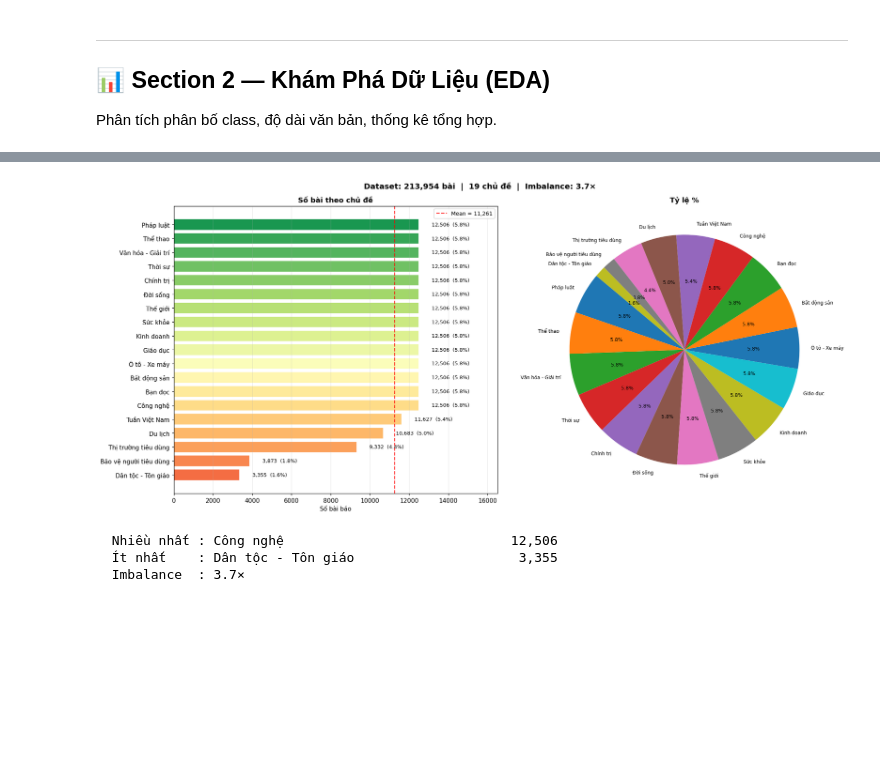
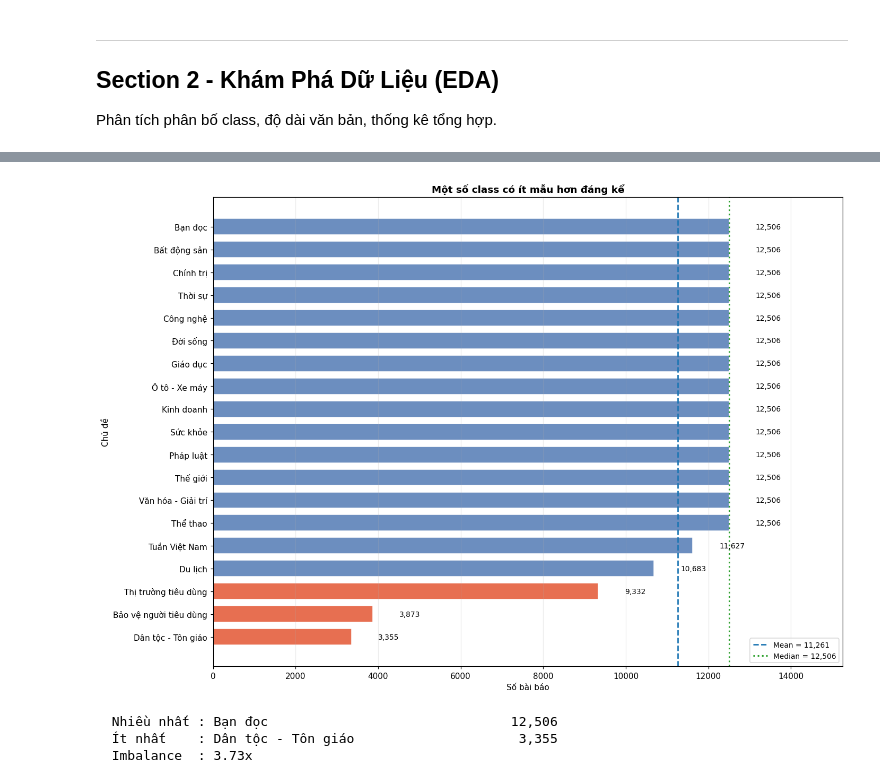
Before and after one commit to dangtai111325/VietNamNet-News-Classification, a Jupyter notebook: PhoBERT/main_PhoBERT.ipynb, the cells around one changed output, grey strips where cells are left out. Cells and saved outputs as stored; diff of their text form; code cells hidden in the pictures; blank space fills up the shorter version.

```diff
--- a/PhoBERT/main_PhoBERT.ipynb
+++ b/PhoBERT/main_PhoBERT.ipynb
@@ -130,14 +130,14 @@ PROCESSED_DATA_PATH = os.path.join(TEMP_DIR,  'processed_data.pkl')
 TRAIN_HISTORY_PATH  = os.path.join(MODEL_DIR, 'train_history.pkl')
 LABEL_CONFIG_PATH   = os.path.join(MODEL_DIR, 'label_config.json')
 
-# -- Tham số mặc định (RTX A3000 12 GB / VRAM 10-15 GB) -------------------
+# --
 # Để thay đổi: chỉnh sửa tay các biến này trước khi chạy huấn luyện.
 MODEL_NAME   = 'vinai/phobert-base-v2'
 MAX_LENGTH   = 256
 BATCH_SIZE   = 32
 GRAD_ACCUM   = 2
 EVAL_BATCH   = 64
-LR           = 1e-5
+LR           = 2e-5
 NUM_EPOCHS   = 7
 WEIGHT_DECAY = 0.01
 WARMUP_STEPS = 200
@@ -156,7 +156,7 @@ MANUAL_CLASS_BOOST = {
     'Đời sống':               1.10,
 }
 
-# -- In khuyến nghị tham số theo GPU (chỉ thông tin, không tự thay đổi) --
+# --
 _bf16_ok = (compute_cap >= 8.0)   # Ampere trở lên
 _fp16_ok = (compute_cap >= 7.0)   # Turing trở lên
 _tiers = [
@@ -164,7 +164,7 @@ _tiers = [
     (16,  'vinai/phobert-large',   32,  2,  64, _bf16_ok,  not _bf16_ok and _fp16_ok, '16-23 GB (RTX 3080Ti/4080)'),
     (10,  'vinai/phobert-base-v2', 32,  2,  64, _bf16_ok,  not _bf16_ok and _fp16_ok, '10-15 GB (RTX 3080 10GB / A3000 12GB)'),
     ( 6,  'vinai/phobert-base-v2', 16,  4,  32, False,     _fp16_ok, ' 6-9  GB (RTX 3060 / 2060)'),
-    ( 0,  'vinai/phobert-base-v2',  8,  8,  16, False,     _fp16_ok, ' < 6  GB (rất chậm — nên dùng Google Colab)'),
+    ( 0,  'vinai/phobert-base-v2',  8,  8,  16, False,     _fp16_ok, ' < 6  GB (rất chậm - nên dùng Google Colab)'),
 ]
 print()
 print(f'GPU của bạn: {gpu_name}  ({vram_gb:.1f} GB VRAM)  Compute {cc_major}.{cc_minor}')
@@ -214,12 +214,12 @@ def log(msg, level='INFO'):
 class timer:
     def __init__(self, label): self.label = label
     def __enter__(self): self.t = time.time(); return self
-    def __exit__(self, *_): log(f'{self.label} — {time.time()-self.t:.1f}s', 'OK')
+    def __exit__(self, *_): log(f'{self.label} - {time.time()-self.t:.1f}s', 'OK')
 
 def save_fig(fig, filename):
     path = os.path.join(RESULTS_DIR, filename)
     fig.savefig(path, dpi=150, bbox_inches='tight')
-    log(f'Đã lưu → {path}', 'SAVE')
+    log(f'Đã lưu -> {path}', 'SAVE')
     plt.show(); plt.close(fig)
 
 def gpu_status():
@@ -231,7 +231,7 @@ def gpu_status():
 _pq = [f for f in os.listdir(DATASET_FOLDER) if f.endswith('.parquet')] \
       if os.path.exists(DATASET_FOLDER) else []
 print()
-print(f'Config OK  |  {len(LABEL_MAP)} chủ đề  |  {len(_pq)} parquet files')
+print(f'Cấu hình OK  |  {len(LABEL_MAP)} chủ đề  |  {len(_pq)} file parquet')
 print(f'  Mô hình  : {MODEL_NAME}')
 print(f'  MAX_LEN  : {MAX_LENGTH}  |  Chiến lược: Head-Tail (127+127)')
 print(f'  Batch    : {BATCH_SIZE} x accum {GRAD_ACCUM} = eff {BATCH_SIZE*GRAD_ACCUM}  |  Eval: {EVAL_BATCH}')
@@ -399,37 +399,42 @@ print(f"   Tổng cuối   : {len(df_raw):,} bài")
    Tổng cuối   : 213,954 bài
 # %% [markdown]
 ---
-## 📊 Section 2 — Khám Phá Dữ Liệu (EDA)
+## Section 2 - Khám Phá Dữ Liệu (EDA)
 
 Phân tích phân bố class, độ dài văn bản, thống kê tổng hợp.
 # %%
-# ── 2.1 Phân bố class ────────────────────────────────────────────────────────
-_vc    = df_raw["label"].value_counts().sort_values(ascending=True)
-_total = len(df_raw)
-_cmap  = plt.cm.RdYlGn(np.linspace(0.2, 0.9, len(_vc)))
+# -- 2.1 Phan bo class ----------------------------------------------------------
+_vc = df_raw["label"].value_counts().sort_values(ascending=False)
+_total = int(_vc.sum())
+_mean = float(_vc.mean())
+_median = float(_vc.median())
+_warn_thr = _median * 0.75
 
-fig, axes = plt.subplots(1, 2, figsize=(18, 8))
+_colors = ["#e76f51" if v < _warn_thr else "#6c8ebf" for v in _vc.values]
 
-_bars = axes[0].barh(_vc.index, _vc.values, color=_cmap, edgecolor="white")
-for bar, n in zip(_bars, _vc.values):
-    axes[0].text(bar.get_width() + _total*0.003,
-                 bar.get_y() + bar.get_height()/2,
-                 f"{n:,}  ({n/_total*100:.1f}%)", va="center", fontsize=8.5)
-axes[0].set_xlim(0, _vc.max()*1.32)
-axes[0].axvline(_vc.mean(), color="red", ls="--", alpha=0.8, label=f"Mean = {_vc.mean():,.0f}")
-axes[0].set_xlabel("Số bài báo"); axes[0].set_title("Số bài theo chủ đề", fontweight="bold")
-axes[0].legend(fontsize=9); axes[0].grid(axis="x", alpha=0.3)
+fig, ax = plt.subplots(figsize=(13, 9))
+_bars = ax.barh(_vc.index, _vc.values, color=_colors, edgecolor="white", height=0.72)
+ax.invert_yaxis()
 
-axes[1].pie(_vc.values[::-1], labels=_vc.index[::-1],
-            autopct="%1.1f%%", startangle=140, textprops={"fontsize":8})
-axes[1].set_title("Tỷ lệ %", fontweight="bold")
+if len(_vc) <= 25:
+    for bar, n in zip(_bars, _vc.values):
+        ax.text(bar.get_width() + _total * 0.003,
+                bar.get_y() + bar.get_height()/2,
+                f"{n:,}", va="center", fontsize=9)
+
+ax.axvline(_mean, color="#1f77b4", ls="--", lw=1.8, label=f"Mean = {_mean:,.0f}")
+ax.axvline(_median, color="#2ca02c", ls=":", lw=2.0, label=f"Median = {_median:,.0f}")
+ax.set_xlim(0, _vc.max() * 1.22)
+ax.set_xlabel("Số bài báo")
+ax.set_ylabel("Chủ đề")
+ax.set_title("Một số class có ít mẫu hơn đáng kể", fontweight="bold")
+ax.grid(axis="x", alpha=0.25)
+ax.legend(fontsize=9, loc="lower right")
+fig.tight_layout()
+save_fig(fig, "01_class_distribution.png")
 
 _ir = _vc.max() / _vc.min()
-fig.suptitle(f"Dataset: {_total:,} bài  |  {len(_vc)} chủ đề  |  Imbalance: {_ir:.1f}×",
-             fontsize=13, fontweight="bold")
-fig.tight_layout()
-save_fig(fig, "01_class_distribution.png")
 print(f"  Nhiều nhất : {_vc.idxmax():<35} {_vc.max():>8,}")
 print(f"  Ít nhất    : {_vc.idxmin():<35} {_vc.min():>8,}")
-print(f"  Imbalance  : {_ir:.1f}×")
+print(f"  Imbalance  : {_ir:.2f}x")
 # %% [output]
@@ -437,5 +442,5 @@ print(f"  Imbalance  : {_ir:.1f}×")
-[figure, old version]
+[figure, new version]
-  Nhiều nhất : Công nghệ                             12,506
+  Nhiều nhất : Bạn đọc                               12,506
   Ít nhất    : Dân tộc - Tôn giáo                     3,355
-  Imbalance  : 3.7×
+  Imbalance  : 3.73x
 # %%
```
Also changed, not shown: parts of 34 cells of this notebook, 36 other files.
